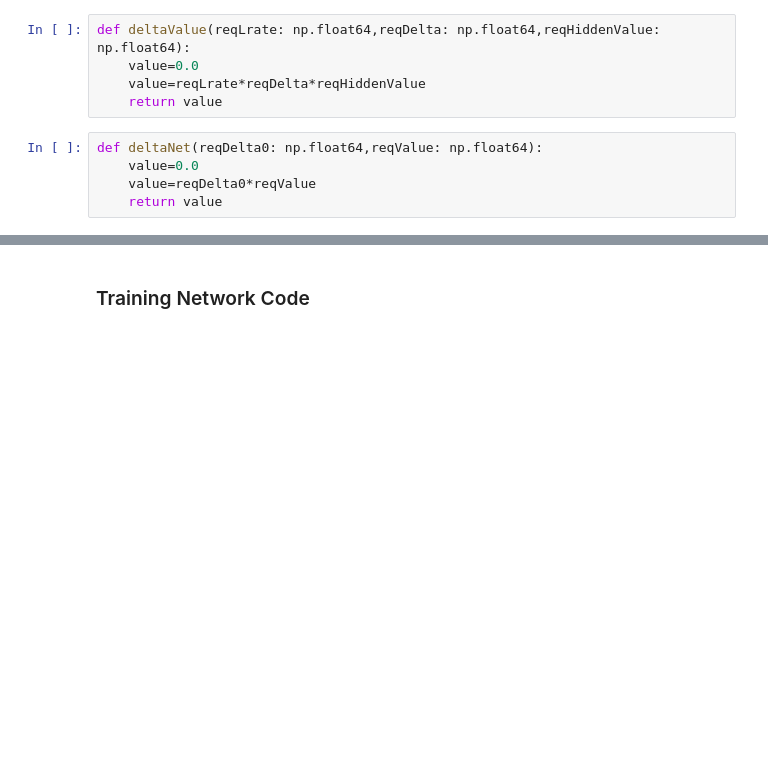
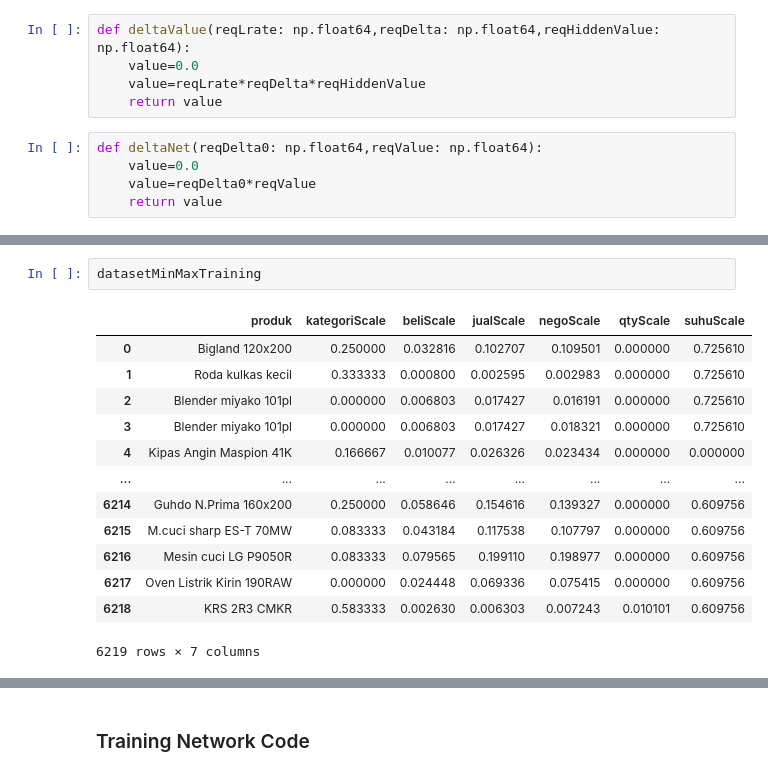
Before and after one commit to voilid992/Skripsi2, a Jupyter notebook: skripsi.ipynb, the cells around one changed output, grey strips where cells are left out. Cells and saved outputs as stored; diff of their text form; blank space fills up the shorter version.

```diff
--- a/skripsi.ipynb
+++ b/skripsi.ipynb
@@ -183,2 +135,18 @@ def chooseColumn(reqCol,reqDataset,index,reqColScale):
+# %%
+datasetMinMaxTraining
+# %% [output]
+|  | produk | kategoriScale | beliScale | jualScale | negoScale | qtyScale | suhuScale |
+| 0 | Bigland 120x200 | 0.250000 | 0.032816 | 0.102707 | 0.109501 | 0.000000 | 0.725610 |
+| 1 | Roda kulkas kecil | 0.333333 | 0.000800 | 0.002595 | 0.002983 | 0.000000 | 0.725610 |
+| 2 | Blender miyako 101pl | 0.000000 | 0.006803 | 0.017427 | 0.016191 | 0.000000 | 0.725610 |
+| 3 | Blender miyako 101pl | 0.000000 | 0.006803 | 0.017427 | 0.018321 | 0.000000 | 0.725610 |
+| 4 | Kipas Angin Maspion 41K | 0.166667 | 0.010077 | 0.026326 | 0.023434 | 0.000000 | 0.000000 |
+| ... | ... | ... | ... | ... | ... | ... | ... |
+| 6214 | Guhdo N.Prima 160x200 | 0.250000 | 0.058646 | 0.154616 | 0.139327 | 0.000000 | 0.609756 |
+| 6215 | M.cuci sharp ES-T 70MW | 0.083333 | 0.043184 | 0.117538 | 0.107797 | 0.000000 | 0.609756 |
+| 6216 | Mesin cuci LG P9050R | 0.083333 | 0.079565 | 0.199110 | 0.198977 | 0.000000 | 0.609756 |
+| 6217 | Oven Listrik Kirin 190RAW | 0.000000 | 0.024448 | 0.069336 | 0.075415 | 0.000000 | 0.609756 |
+| 6218 | KRS 2R3 CMKR | 0.583333 | 0.002630 | 0.006303 | 0.007243 | 0.010101 | 0.609756 |
+6219 rows × 7 columns
 # %%
 def forwardPropagation(reqWeightInputToHidden,reqWeightHiddentoOutput,reqInput,reqColScaleValue:np.float64):
```
Also changed, not shown: parts of 50 cells of this notebook, 10 other files.
